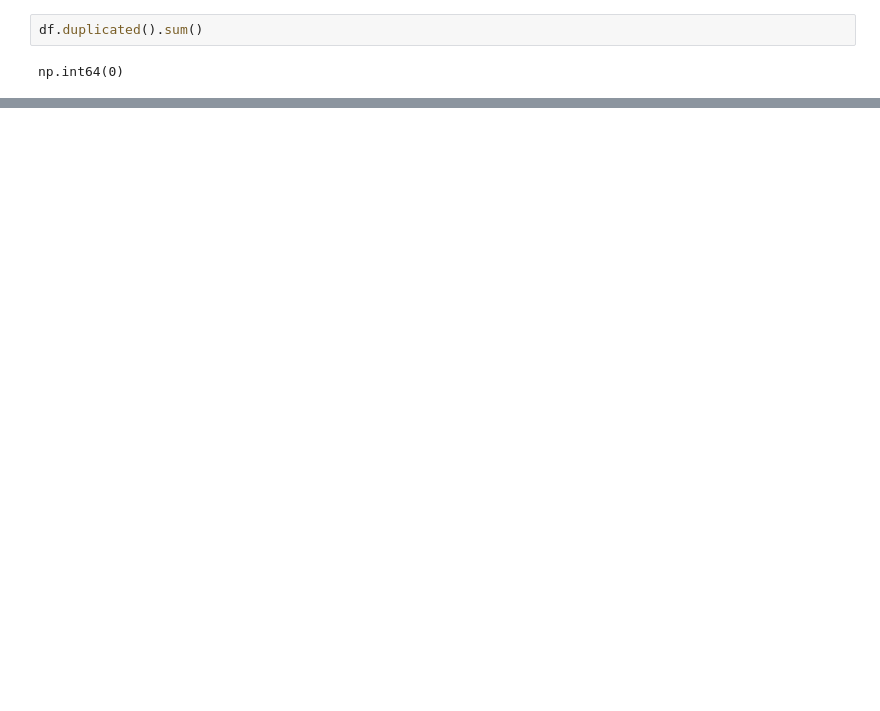
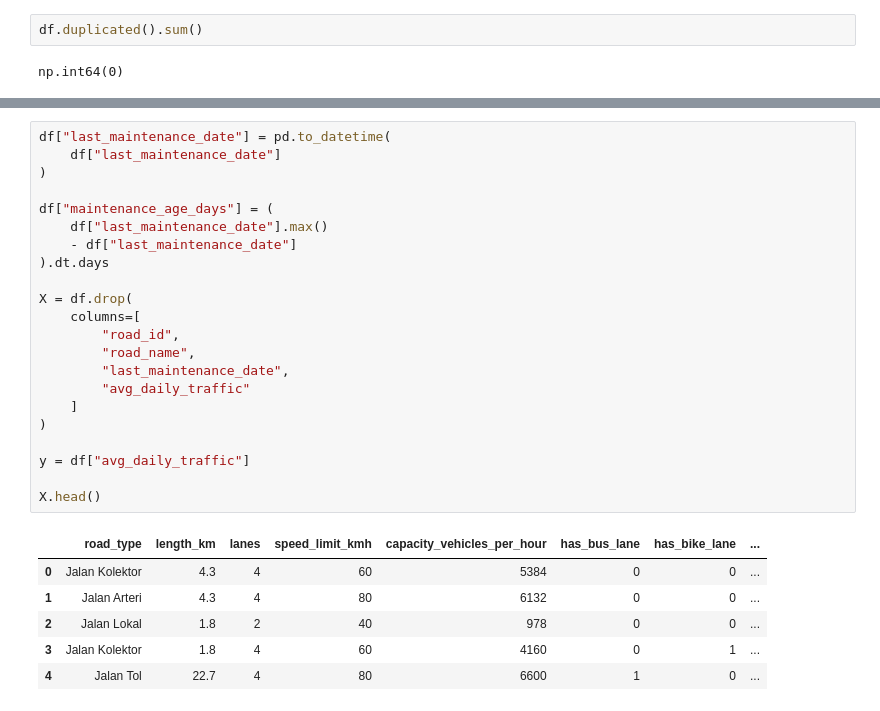
Before and after one commit to shejinshajahan007-afk/repo0517, a Jupyter notebook: main.ipynb, the cells around one changed output, grey strips where cells are left out. Drawn from its saved outputs; the diff is of its cells as text; blank space fills up the shorter version.

```diff
--- a/main.ipynb
+++ b/main.ipynb
@@ -127,0 +135,29 @@ Name: avg_daily_traffic, dtype: int64
+# %%
+df["last_maintenance_date"] = pd.to_datetime(
+    df["last_maintenance_date"]
+)
+
+df["maintenance_age_days"] = (
+    df["last_maintenance_date"].max()
+    - df["last_maintenance_date"]
+).dt.days
+
+X = df.drop(
+    columns=[
+        "road_id",
+        "road_name",
+        "last_maintenance_date",
+        "avg_daily_traffic"
+    ]
+)
+
+y = df["avg_daily_traffic"]
+
+X.head()
+# %% [output]
+|  | road_type | length_km | lanes | speed_limit_kmh | capacity_vehicles_per_hour | has_bus_lane | has_bike_lane | ... |
+| 0 | Jalan Kolektor | 4.3 | 4 | 60 | 5384 | 0 | 0 | ... |
+| 1 | Jalan Arteri | 4.3 | 4 | 80 | 6132 | 0 | 0 | ... |
+| 2 | Jalan Lokal | 1.8 | 2 | 40 | 978 | 0 | 0 | ... |
+| 3 | Jalan Kolektor | 1.8 | 4 | 60 | 4160 | 0 | 1 | ... |
+| 4 | Jalan Tol | 22.7 | 4 | 80 | 6600 | 1 | 0 | ... |
```
Also changed, not shown: parts of 25 cells of this notebook, 4 other files.
